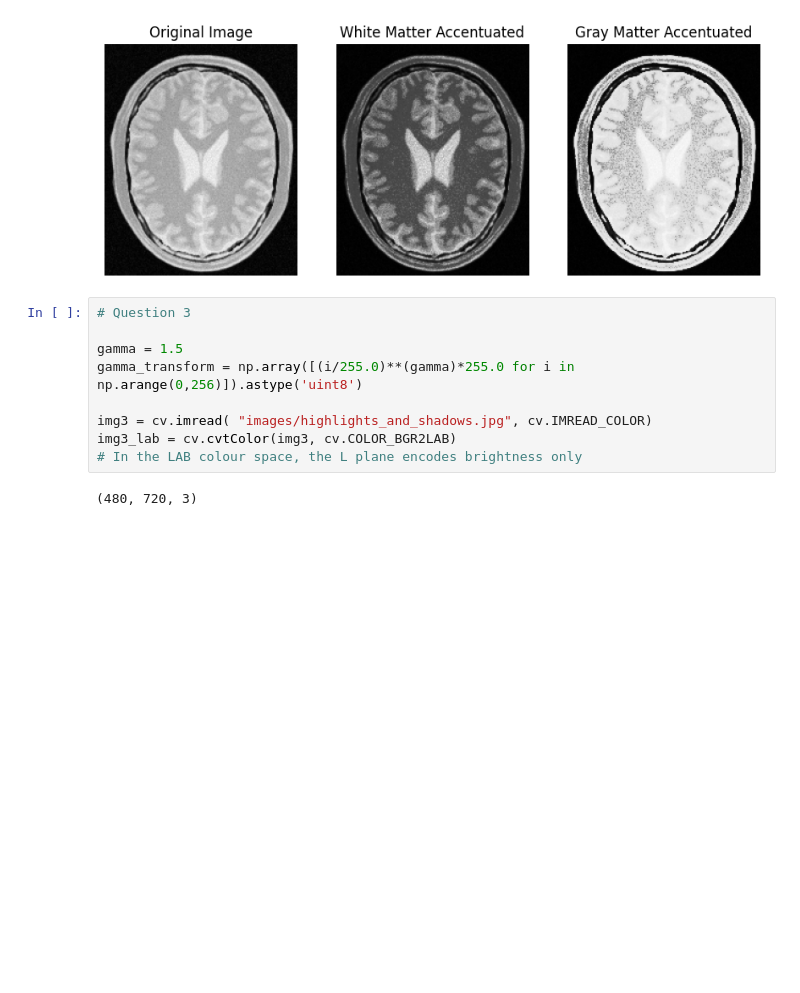
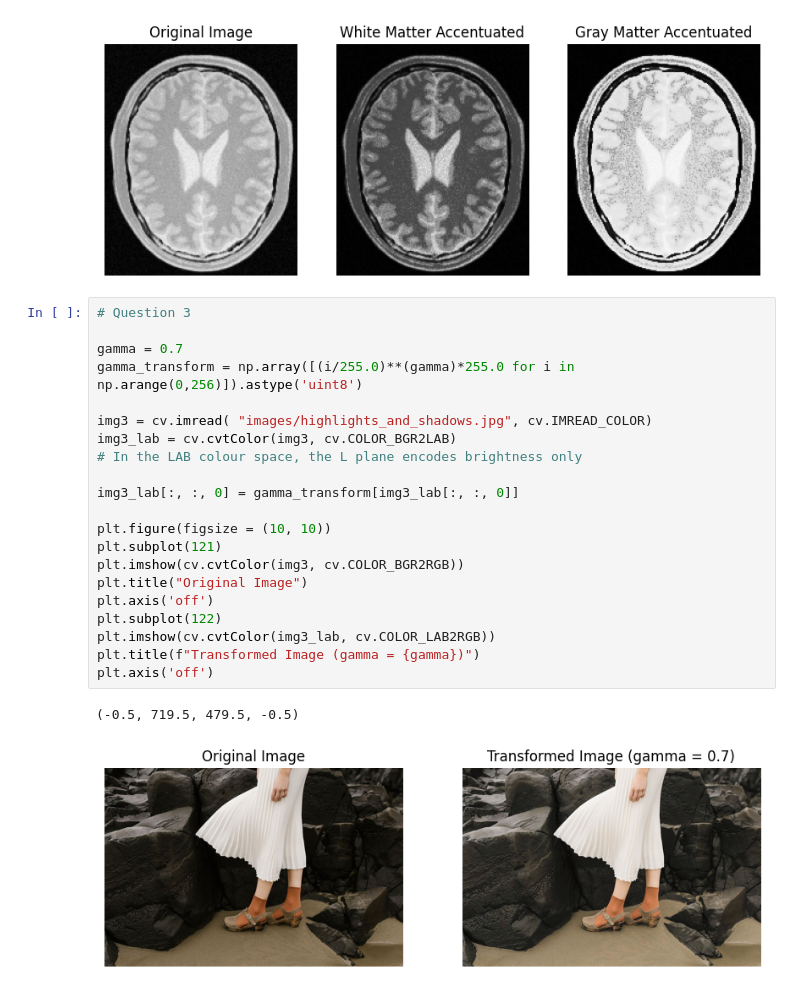
Before and after one commit to Anuki16/EN3160-assignment1, a Jupyter notebook: assignment1.ipynb, the cells around one changed output. Cells and saved outputs as stored; diff of their text form; blank space fills up the shorter version.

```diff
--- a/assignment1.ipynb
+++ b/assignment1.ipynb
@@ -97,11 +97,24 @@ plt.axis('off')
 # %%
 # Question 3
 
-gamma = 1.5
+gamma = 0.7
 gamma_transform = np.array([(i/255.0)**(gamma)*255.0 for i in np.arange(0,256)]).astype('uint8')
 
 img3 = cv.imread( "images/highlights_and_shadows.jpg", cv.IMREAD_COLOR)
 img3_lab = cv.cvtColor(img3, cv.COLOR_BGR2LAB)
 # In the LAB colour space, the L plane encodes brightness only
+
+img3_lab[:, :, 0] = gamma_transform[img3_lab[:, :, 0]]
+
+plt.figure(figsize = (10, 10))
+plt.subplot(121)
+plt.imshow(cv.cvtColor(img3, cv.COLOR_BGR2RGB))
+plt.title("Original Image")
+plt.axis('off')
+plt.subplot(122)
+plt.imshow(cv.cvtColor(img3_lab, cv.COLOR_LAB2RGB))
+plt.title(f"Transformed Image (gamma = {gamma})")
+plt.axis('off')
 # %% [output]
-(480, 720, 3)
+(-0.5, 719.5, 479.5, -0.5)
+[figure, added]
```
Also changed, not shown: parts of 4 cells of this notebook.
